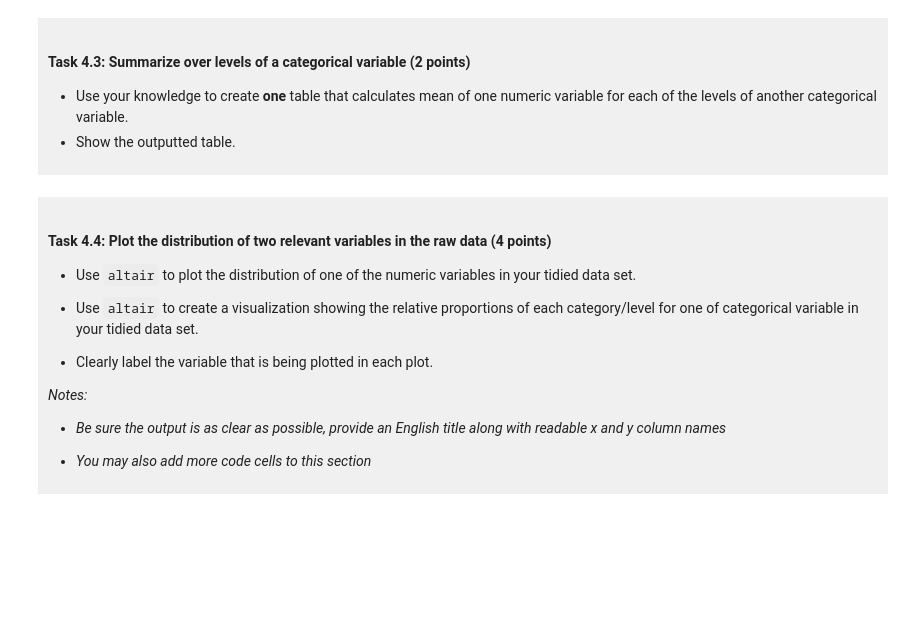
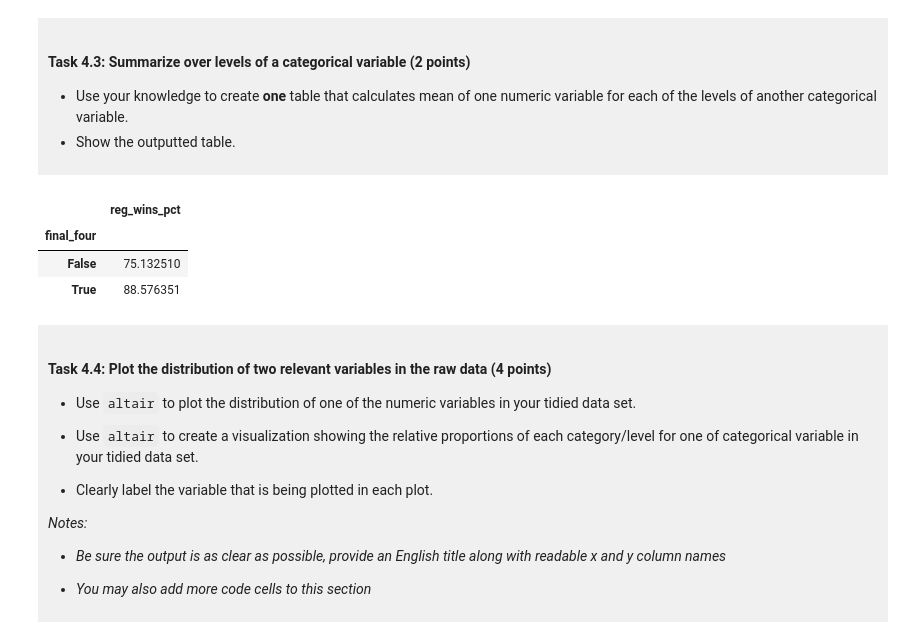
Before and after one commit to 7chiangr/dsci-100-project-ryan, a Jupyter notebook: dsci-100-project-notebook.ipynb, the cells around one changed output. Cells and saved outputs as stored; diff of their text form; code cells hidden in the pictures; blank space fills up the shorter version.

```diff
--- a/dsci-100-project-notebook.ipynb
+++ b/dsci-100-project-notebook.ipynb
@@ -279,6 +309,15 @@ You will refine your research question (if needed) and produce a tidy data set.
 </div>
 # %%
 ### EDIT THIS CODE CELL ###
+
+mean_by_final_four = tidy_wmm.groupby('final_four')[['reg_wins_pct']].mean()
+
+mean_by_final_four
+# %% [output]
+|  | reg_wins_pct |
+| final_four |  |
+| False | 75.132510 |
+| True | 88.576351 |
 # %% [markdown]
 <div style="background-color: #f0f0f0; padding: 10px;">
 
```
Also changed, not shown: parts of 10 cells of this notebook.
